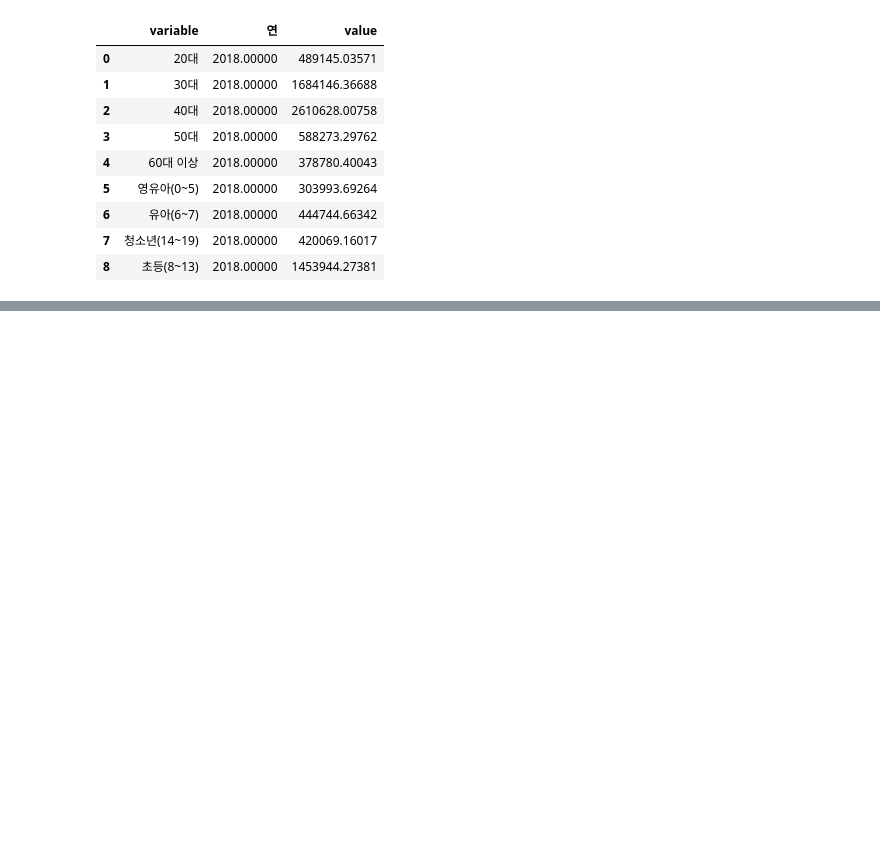
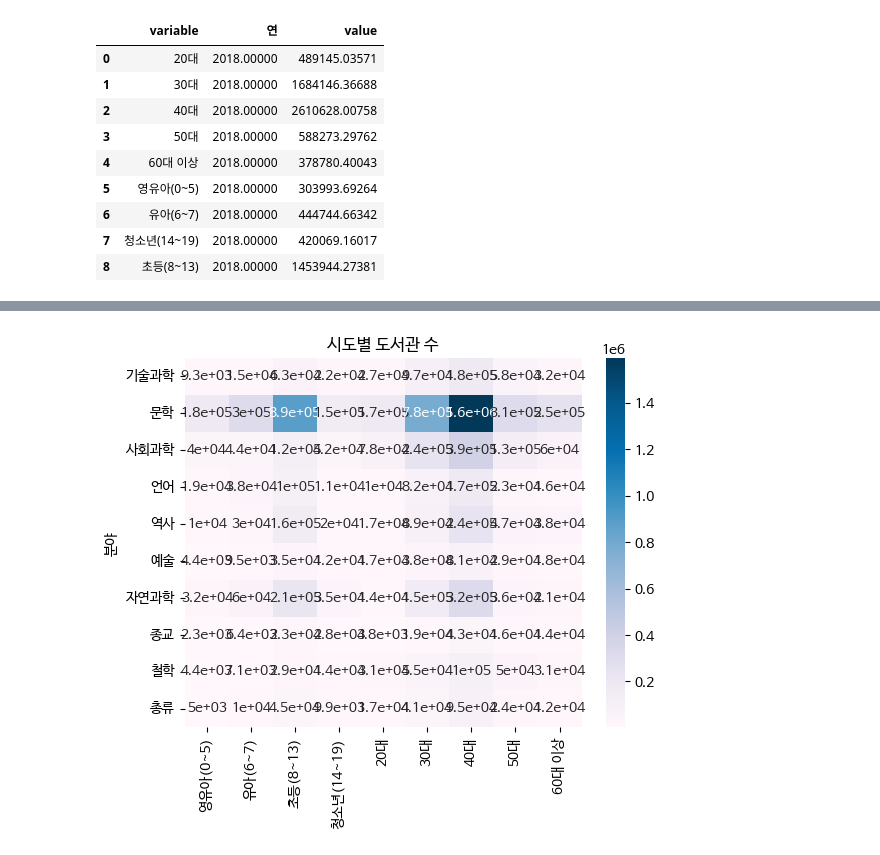
Before and after one commit to dev-hw/SeSAC-live_map, a Jupyter notebook: pro/1_1_도서관_프로젝트.ipynb, the cells around one changed output, grey strips where cells are left out. Cells and saved outputs as stored; diff of their text form; code cells hidden in the pictures; blank space fills up the shorter version.

```diff
--- a/pro/1_1_도서관_프로젝트.ipynb
+++ b/pro/1_1_도서관_프로젝트.ipynb
@@ -237,0 +360,4 @@ plt.ticklabel_format(style='plain', axis='y')
+# %%
+data2 = data.groupby(['분야']).mean()
+# %%
+data2 = data2.iloc[:,2:]
@@ -237,0 +380,11 @@ plt.ticklabel_format(style='plain', axis='y')
+# %%
+#seaborn 사용해서 heatmap 그리기
+import seaborn as sns
+
+#annot=True, fmt='d' : 숫자 정수형으로 표시
+#괜찮아보이는 cmap : YlGnBu / PuBu
+sns.heatmap(data2, annot=True, cmap = 'PuBu')
+plt.title('시도별 도서관 수')
+plt.show()
+# %% [output]
+[figure, added]
```
Also changed, not shown: parts of 21 cells of this notebook, 3 other files.
